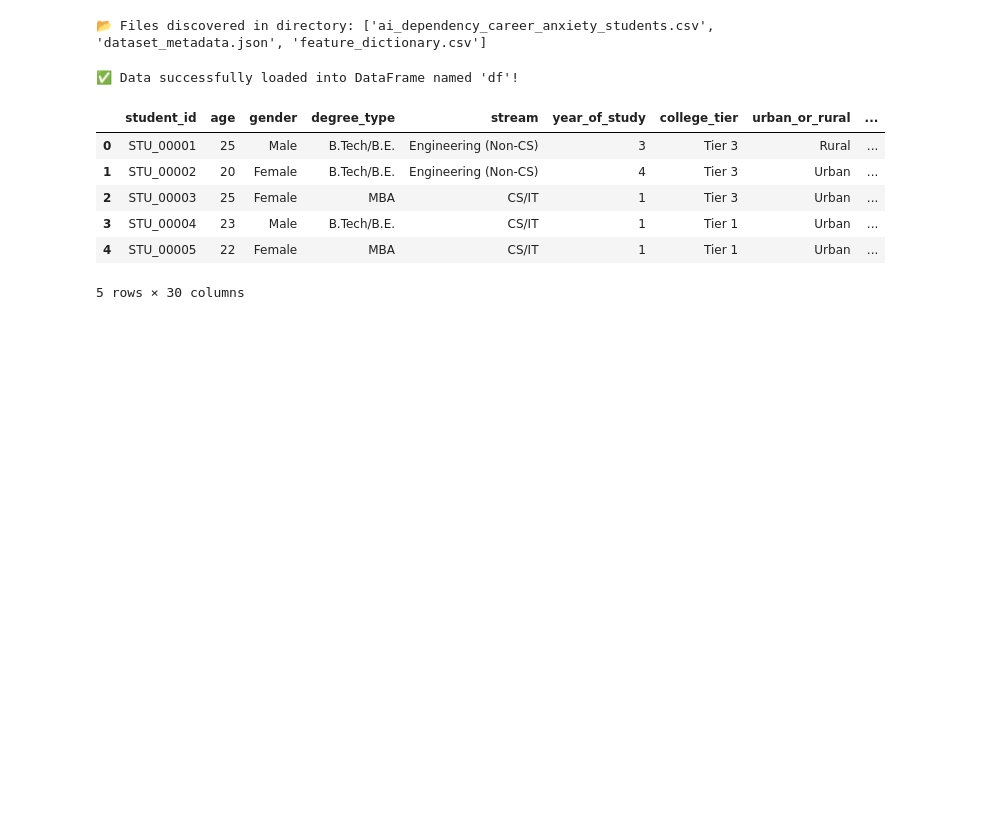
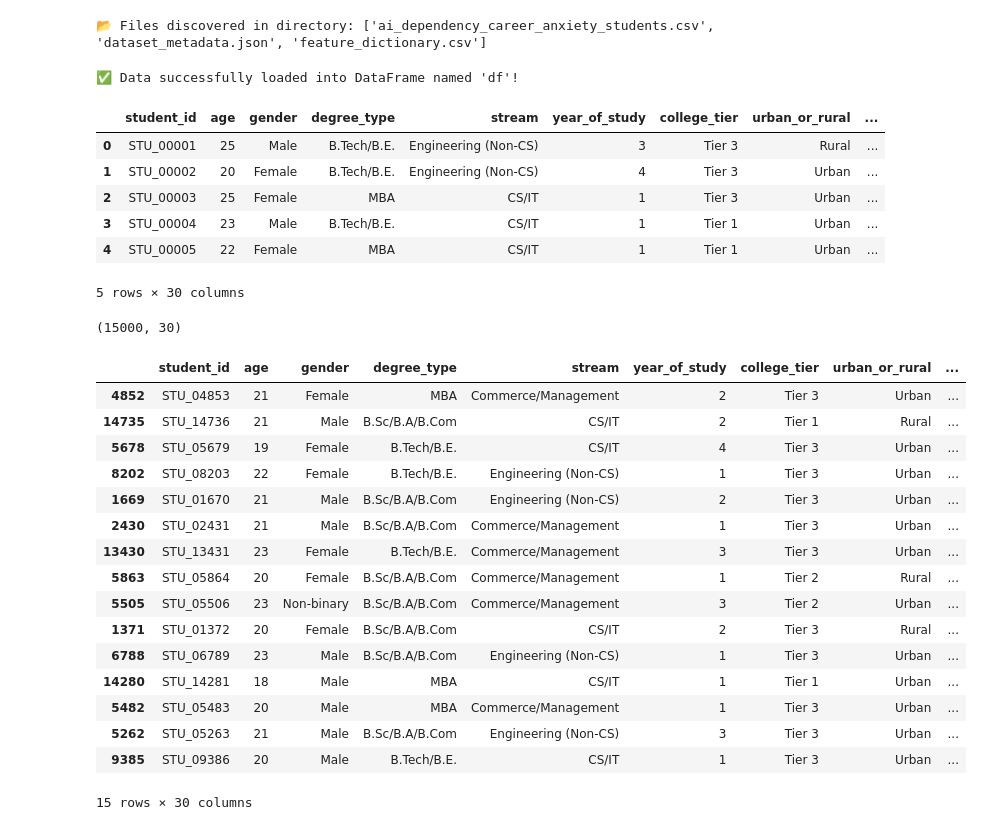
Before and after one commit to MaykInvest/AI_Dependency, a Jupyter notebook: project.ipynb, the cells around one changed output. Saved outputs shown, nothing was run; the diff lists cells and outputs as text; code cells hidden in the pictures; blank space fills up the shorter version.

```diff
--- a/project.ipynb
+++ b/project.ipynb
@@ -88,3 +94,28 @@ df.head()
 | 3 | STU_00004 | 23 | Male | B.Tech/B.E. | CS/IT | 1 | Tier 1 | Urban | ... |
 | 4 | STU_00005 | 22 | Female | MBA | CS/IT | 1 | Tier 1 | Urban | ... |
 5 rows × 30 columns
+# %%
+# It returns the dimensions of the DataFrame as a tuple
+df.shape
+# %% [output]
+(15000, 30)
+# %%
+df.sample(15) # Random 15 rows
+# %% [output]
+|  | student_id | age | gender | degree_type | stream | year_of_study | college_tier | urban_or_rural | ... |
+| 4852 | STU_04853 | 21 | Female | MBA | Commerce/Management | 2 | Tier 3 | Urban | ... |
+| 14735 | STU_14736 | 21 | Male | B.Sc/B.A/B.Com | CS/IT | 2 | Tier 1 | Rural | ... |
+| 5678 | STU_05679 | 19 | Female | B.Tech/B.E. | CS/IT | 4 | Tier 3 | Urban | ... |
+| 8202 | STU_08203 | 22 | Female | B.Tech/B.E. | Engineering (Non-CS) | 1 | Tier 3 | Urban | ... |
+| 1669 | STU_01670 | 21 | Male | B.Sc/B.A/B.Com | Engineering (Non-CS) | 2 | Tier 3 | Urban | ... |
+| 2430 | STU_02431 | 21 | Male | B.Sc/B.A/B.Com | Commerce/Management | 1 | Tier 3 | Urban | ... |
+| 13430 | STU_13431 | 23 | Female | B.Tech/B.E. | Commerce/Management | 3 | Tier 3 | Urban | ... |
+| 5863 | STU_05864 | 20 | Female | B.Sc/B.A/B.Com | Commerce/Management | 1 | Tier 2 | Rural | ... |
+| 5505 | STU_05506 | 23 | Non-binary | B.Sc/B.A/B.Com | Commerce/Management | 3 | Tier 2 | Urban | ... |
+| 1371 | STU_01372 | 20 | Female | B.Sc/B.A/B.Com | CS/IT | 2 | Tier 3 | Rural | ... |
+| 6788 | STU_06789 | 23 | Male | B.Sc/B.A/B.Com | Engineering (Non-CS) | 1 | Tier 3 | Urban | ... |
+| 14280 | STU_14281 | 18 | Male | MBA | CS/IT | 1 | Tier 1 | Urban | ... |
+| 5482 | STU_05483 | 20 | Male | MBA | Commerce/Management | 1 | Tier 3 | Urban | ... |
+| 5262 | STU_05263 | 21 | Male | B.Sc/B.A/B.Com | Engineering (Non-CS) | 3 | Tier 3 | Urban | ... |
+| 9385 | STU_09386 | 20 | Male | B.Tech/B.E. | CS/IT | 1 | Tier 3 | Urban | ... |
+15 rows × 30 columns
```
Also changed, not shown: parts of 8 cells of this notebook.
